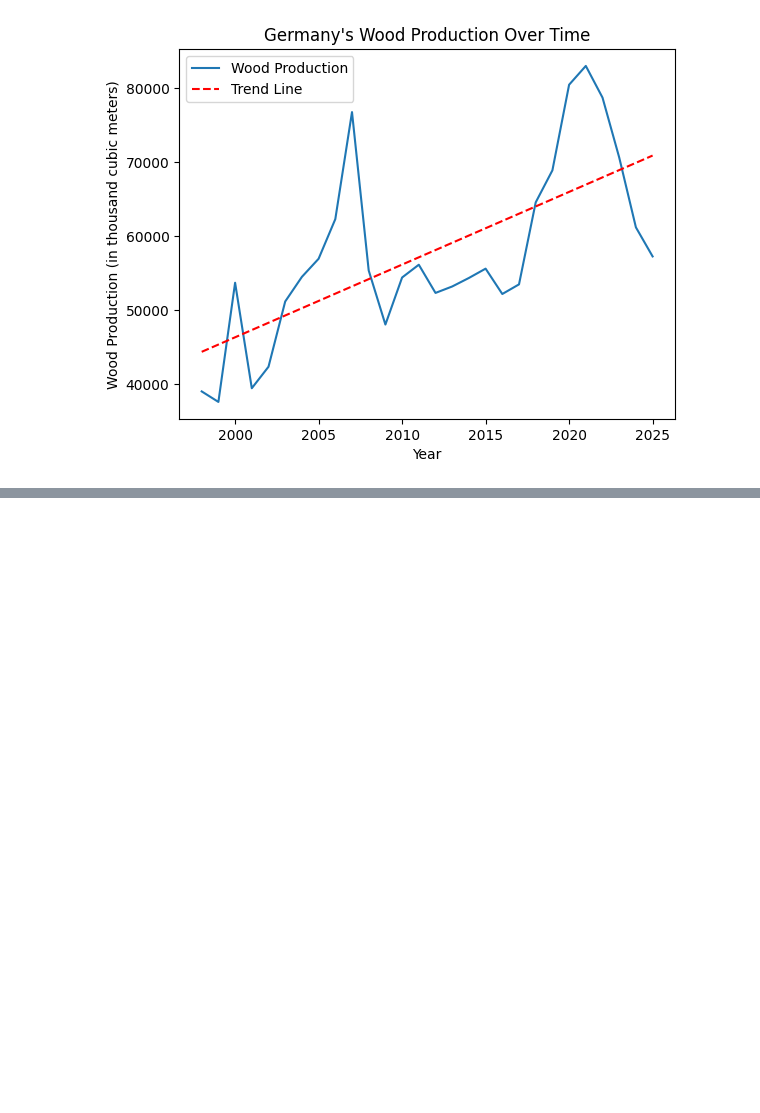
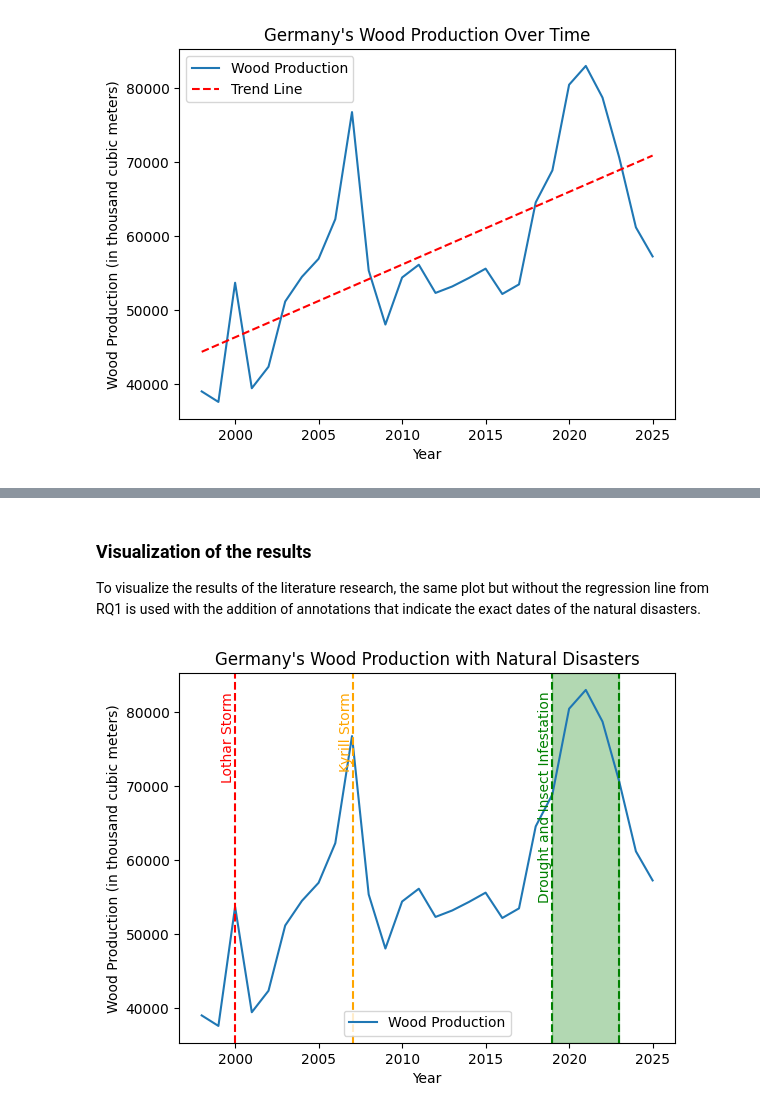
Before and after one commit to gespel/WoodProductionTrends, a Jupyter notebook: src/main.ipynb, the cells around one changed output, grey strips where cells are left out. Drawn from its saved outputs; the diff is of its cells as text; code cells hidden in the pictures; blank space fills up the shorter version.

```diff
--- a/src/main.ipynb
+++ b/src/main.ipynb
@@ -13,8 +23,9 @@ For this work 5 research questions were formulated:
 # %%
 import data_loader
+import tools
 import numpy as np
 from matplotlib import pyplot as plt
 import importlib
 importlib.reload(data_loader)
 
-dl = data_loader.DataLoader("../data/wood_production.csv")
+dl = data_loader.DataLoader()
@@ -21,3 +38,3 @@ dl = data_loader.DataLoader("../data/wood_production.csv")
 # %%
-overall_production = dl.load_overall_production()
+overall_production = dl.load_overall_production("../data/wood_production.csv")
 overall_production_sorted = overall_production[["time", "value"]].sort_values("time")
@@ -36,0 +69,30 @@ plt.show()
+# %% [markdown]
+### Visualization of the results
+To visualize the results of the literature research, the same plot but without the regression line from RQ1 is used with the addition of annotations that indicate the exact dates of the natural disasters.
+# %%
+plt.plot(overall_production_sorted["time"].values, overall_production_sorted["value"].values, label="Wood Production")
+plt.legend()
+plt.xlabel("Year")
+plt.ylabel("Wood Production (in thousand cubic meters)")
+plt.title("Germany's Wood Production with Natural Disasters")
+
+ax = plt.gca()
+ax.axvline(tools.date_to_numerical_year("25-12-1999"), color='red', linestyle='--')
+ax.text(tools.date_to_numerical_year("25-12-1999"), 0.95, "Lothar Storm", transform=ax.get_xaxis_transform(),
+        rotation=90, va='top', ha='right', color='red')
+
+bx = plt.gca()
+bx.axvline(tools.date_to_numerical_year("18-01-2007"), color='orange', linestyle='--')
+bx.text(tools.date_to_numerical_year("18-01-2007"), 0.95, "Kyrill Storm", transform=bx.get_xaxis_transform(),
+        rotation=90, va='top', ha='right', color='orange')
+
+cx = plt.gca()
+cx.axvspan(tools.date_to_numerical_year("01-01-2019"), tools.date_to_numerical_year("31-12-2022"), color='green', alpha=0.3)
+cx.axvline(tools.date_to_numerical_year("01-01-2019"), color='green', linestyle='--')
+cx.axvline(tools.date_to_numerical_year("31-12-2022"), color='green', linestyle='--')
+cx.text(tools.date_to_numerical_year("01-01-2019"), 0.95, "Drought and Insect Infestation", transform=cx.get_xaxis_transform(),
+        rotation=90, va='top', ha='right', color='green')
+
+plt.show()
+# %% [output]
+[figure, added]
```
Also changed, not shown: parts of 12 cells of this notebook, 2 other files.
